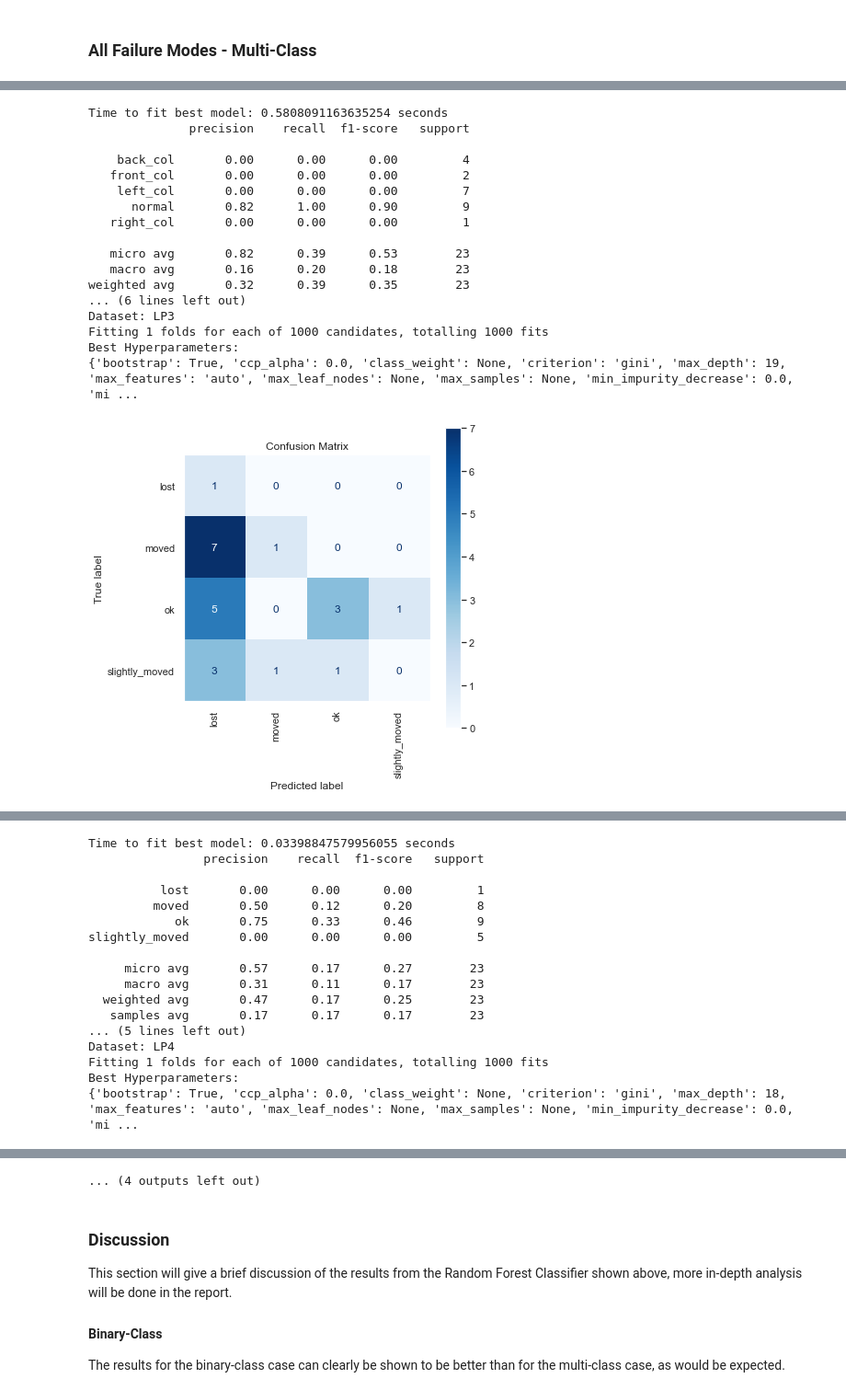
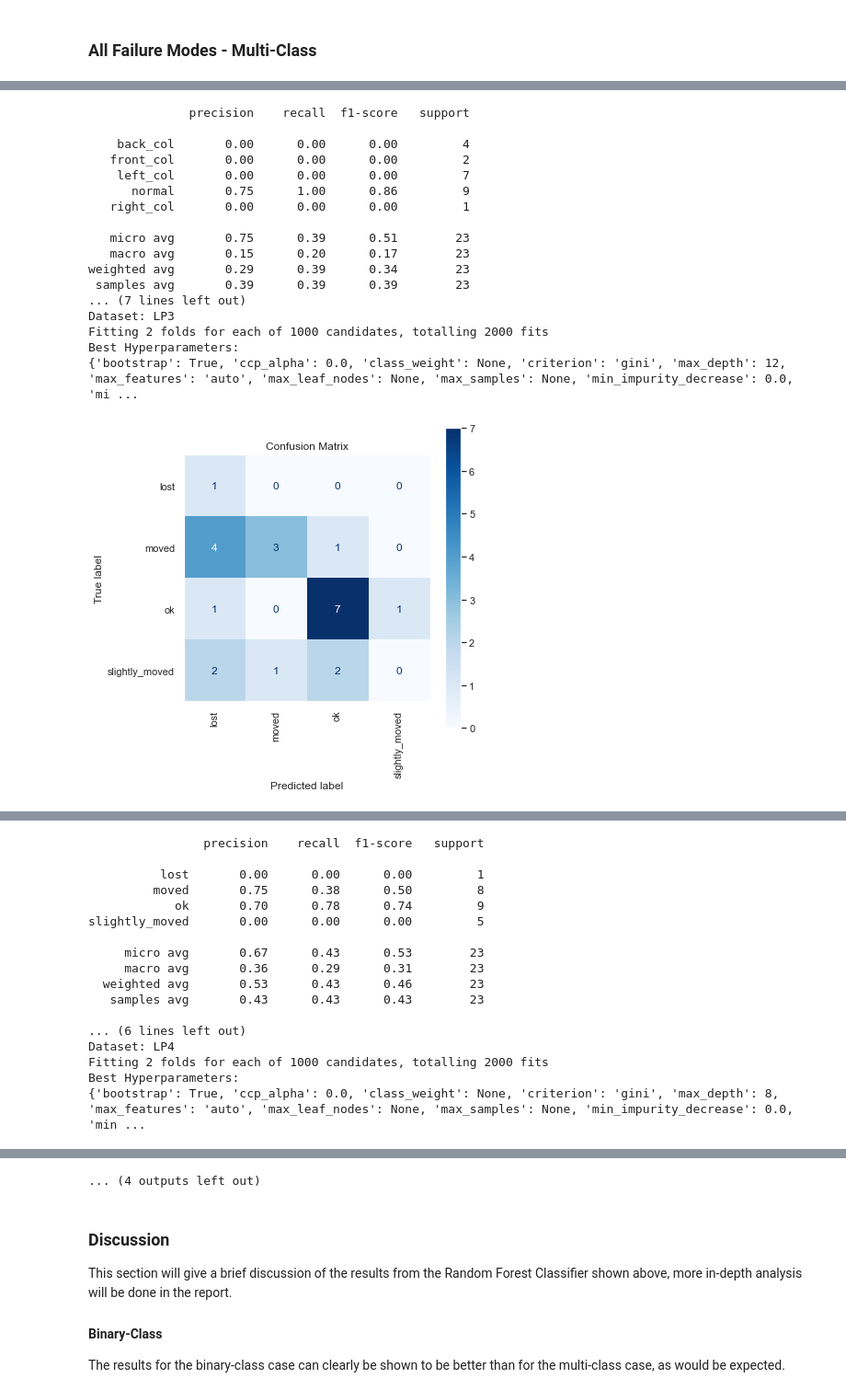
Before and after one commit to Danielwoodh/Robot-Failure-Classification, a Jupyter notebook: robot-failure-classification.ipynb, the cells around one changed output, grey strips where cells are left out. Shown at 92% size. Cells and saved outputs as stored; diff of their text form; code cells hidden in the pictures.

```diff
--- a/robot-failure-classification.ipynb
+++ b/robot-failure-classification.ipynb
@@ -742,7 +742,7 @@ for dataset, input_cols, output_cols, name in binary_zipped_dict:
         hyperparams=params,
         # Amount of K Cross-folds to use,
         # if cv=1 no folds are used
-        cv=1,
+        cv=2,
         # Boolean, should SMOTE be used, default True
         smote=True,
         # Defining the size of the test dataset~
@@ -830,7 +832,7 @@ for dataset, input_cols, output_cols, name in multi_zipped_dict:
         df=dataset,
         classifier=RandomForestClassifier(random_state=0),
         hyperparams=params,
-        cv=1,
+        cv=2,
         smote=True,
         test_size=0.5,
         n_iter=1000,
@@ -868,18 +870,18 @@ Best Hyperparameters:
-Time to fit best model: 0.5808091163635254 seconds
               precision    recall  f1-score   support
 
     back_col       0.00      0.00      0.00         4
    front_col       0.00      0.00      0.00         2
     left_col       0.00      0.00      0.00         7
-      normal       0.82      1.00      0.90         9
+      normal       0.75      1.00      0.86         9
    right_col       0.00      0.00      0.00         1
 
-   micro avg       0.82      0.39      0.53        23
-   macro avg       0.16      0.20      0.18        23
-weighted avg       0.32      0.39      0.35        23
-... (6 lines left out)
+   micro avg       0.75      0.39      0.51        23
+   macro avg       0.15      0.20      0.17        23
+weighted avg       0.29      0.39      0.34        23
+ samples avg       0.39      0.39      0.39        23
+... (7 lines left out)
 Dataset: LP3
-Fitting 1 folds for each of 1000 candidates, totalling 1000 fits
+Fitting 2 folds for each of 1000 candidates, totalling 2000 fits
 Best Hyperparameters:
-{'bootstrap': True, 'ccp_alpha': 0.0, 'class_weight': None, 'criterion': 'gini', 'max_depth': 19, 'max_features': 'auto', 'max_leaf_nodes': None, 'max_samples': None, 'min_impurity_decrease': 0.0, 'mi ...
+{'bootstrap': True, 'ccp_alpha': 0.0, 'class_weight': None, 'criterion': 'gini', 'max_depth': 12, 'max_features': 'auto', 'max_leaf_nodes': None, 'max_samples': None, 'min_impurity_decrease': 0.0, 'mi ...
-[figure, old version]
+[figure, new version]
@@ -887,17 +889,17 @@ Best Hyperparameters:
-Time to fit best model: 0.03398847579956055 seconds
                 precision    recall  f1-score   support
 
           lost       0.00      0.00      0.00         1
-         moved       0.50      0.12      0.20         8
-            ok       0.75      0.33      0.46         9
+         moved       0.75      0.38      0.50         8
+            ok       0.70      0.78      0.74         9
 slightly_moved       0.00      0.00      0.00         5
 
-     micro avg       0.57      0.17      0.27        23
-     macro avg       0.31      0.11      0.17        23
-  weighted avg       0.47      0.17      0.25        23
-   samples avg       0.17      0.17      0.17        23
-... (5 lines left out)
+     micro avg       0.67      0.43      0.53        23
+     macro avg       0.36      0.29      0.31        23
+  weighted avg       0.53      0.43      0.46        23
+   samples avg       0.43      0.43      0.43        23
+
+... (6 lines left out)
 Dataset: LP4
-Fitting 1 folds for each of 1000 candidates, totalling 1000 fits
+Fitting 2 folds for each of 1000 candidates, totalling 2000 fits
 Best Hyperparameters:
-{'bootstrap': True, 'ccp_alpha': 0.0, 'class_weight': None, 'criterion': 'gini', 'max_depth': 18, 'max_features': 'auto', 'max_leaf_nodes': None, 'max_samples': None, 'min_impurity_decrease': 0.0, 'mi ...
+{'bootstrap': True, 'ccp_alpha': 0.0, 'class_weight': None, 'criterion': 'gini', 'max_depth': 8, 'max_features': 'auto', 'max_leaf_nodes': None, 'max_samples': None, 'min_impurity_decrease': 0.0, 'min ...
```
Also changed, not shown: parts of 17 cells of this notebook, 1 other file.
